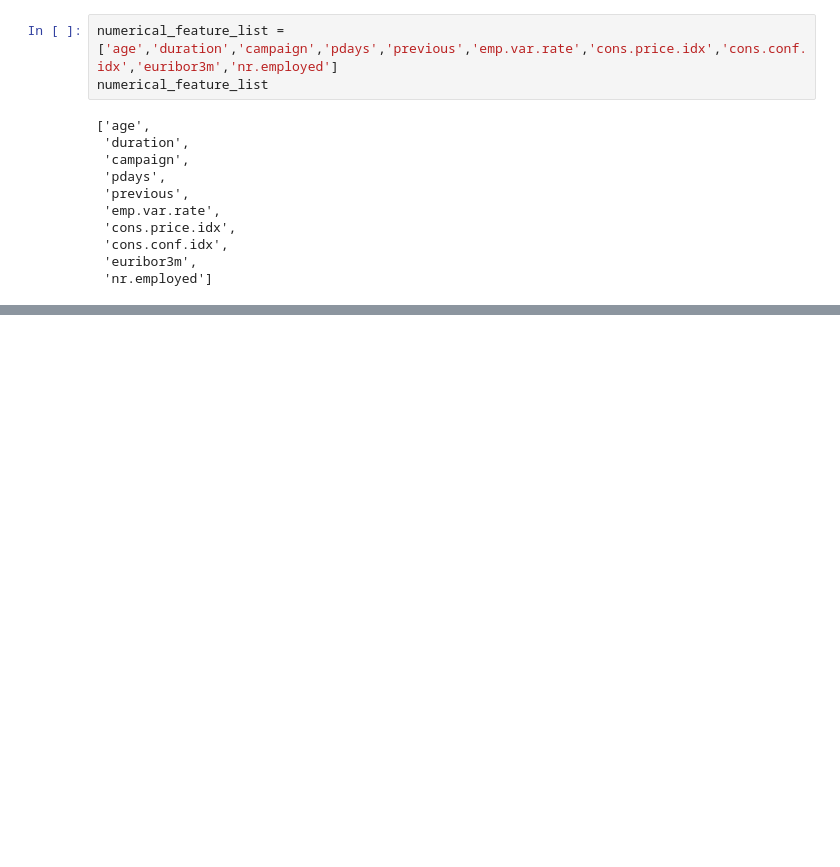
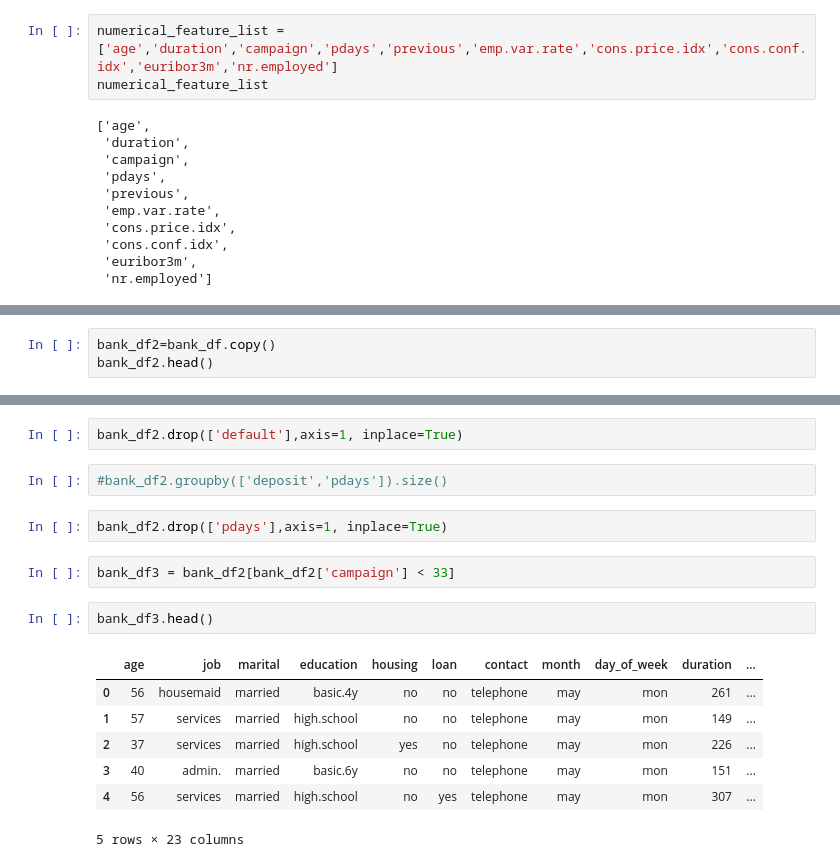
Before and after one commit to deepak-lokande-p/DataMiningProject, a Jupyter notebook: Term_Project.ipynb, the cells around one changed output, grey strips where cells are left out. Cells and saved outputs as stored; diff of their text form; blank space fills up the shorter version.

```diff
--- a/Term_Project.ipynb
+++ b/Term_Project.ipynb
@@ -337,0 +392,3 @@ plt.show()
+# %%
+bank_df2=bank_df.copy()
+bank_df2.head()
@@ -337,0 +417,18 @@ plt.show()
+# %%
+bank_df2.drop(['default'],axis=1, inplace=True)
+# %%
+#bank_df2.groupby(['deposit','pdays']).size()
+# %%
+bank_df2.drop(['pdays'],axis=1, inplace=True)
+# %%
+bank_df3 = bank_df2[bank_df2['campaign'] < 33]
+# %%
+bank_df3.head()
+# %% [output]
+|  | age | job | marital | education | housing | loan | contact | month | day_of_week | duration | ... |
+| 0 | 56 | housemaid | married | basic.4y | no | no | telephone | may | mon | 261 | ... |
+| 1 | 57 | services | married | high.school | no | no | telephone | may | mon | 149 | ... |
+| 2 | 37 | services | married | high.school | yes | no | telephone | may | mon | 226 | ... |
+| 3 | 40 | admin. | married | basic.6y | no | no | telephone | may | mon | 151 | ... |
+| 4 | 56 | services | married | high.school | no | yes | telephone | may | mon | 307 | ... |
+5 rows × 23 columns
```
Also changed, not shown: parts of 25 cells of this notebook.
